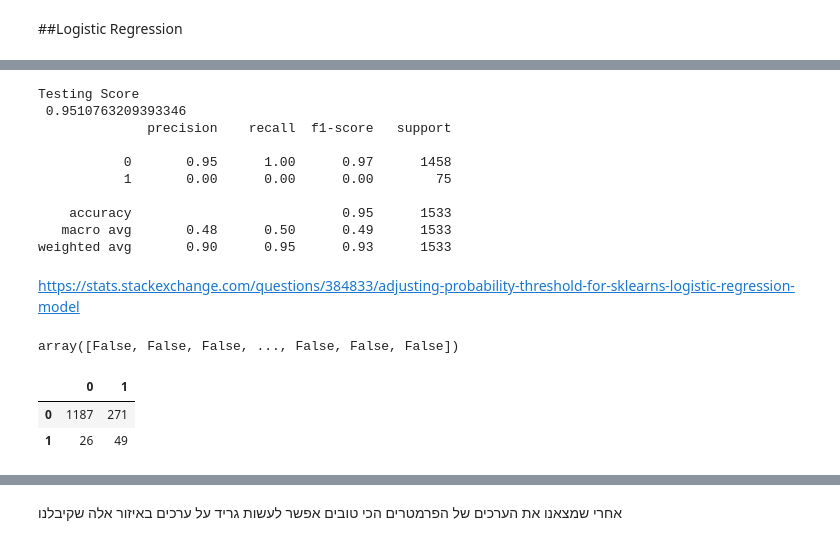
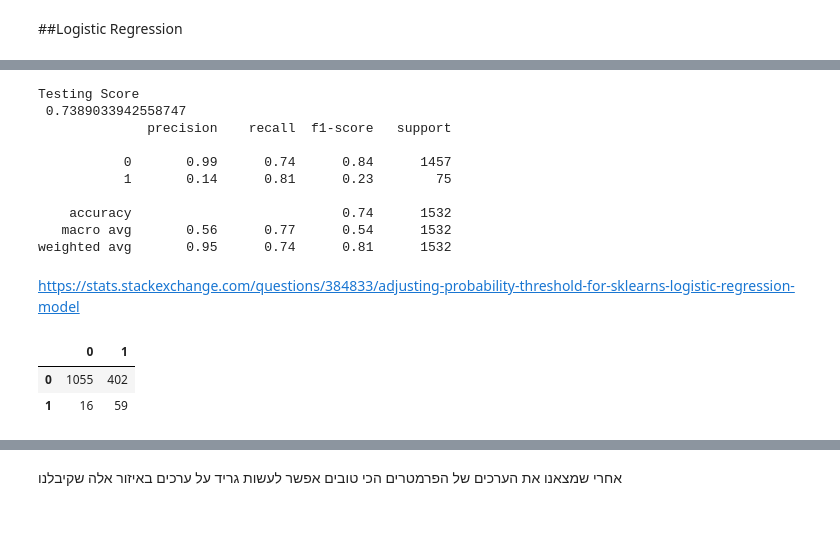
Before and after one commit to Tomer87/Naya_Classification_Project, a Jupyter notebook: Classification_Project.ipynb, the cells around one changed output, grey strips where cells are left out. Cells and saved outputs as stored; diff of their text form; code cells hidden in the pictures.

```diff
--- a/Classification_Project.ipynb
+++ b/Classification_Project.ipynb
@@ -576,0 +548,4 @@ df
+# %%
+from sklearn.ensemble import AdaBoostClassifier
+clf_adaboost = AdaBoostClassifier(base_estimator = clf_base, n_estimators = 300, learning_rate = 1e-03, random_state = 1234)
+clf_adaboost.fit(X_train, y_train)
@@ -576,0 +586,12 @@ df
+# %%
+#הגדרת 3 מסווגים
+from sklearn.tree import DecisionTreeClassifier
+clf1 = LogisticRegression(random_state = 1234, class_weight={0: 1, 1: 95},C=1e-05)
+clf2 = DecisionTreeClassifier(max_depth = 5, random_state = 1234)
+clf3 = SVC(probability = True, random_state = 1234,kernel='rbf')
+
+classifiers = [('LR', clf1), ('DT', clf2), ('SVM', clf3)]
+# %%
+from sklearn.ensemble import VotingClassifier
+clf_voting = VotingClassifier(estimators = classifiers, voting = 'soft')
+clf_voting.fit(X_train, y_train)
@@ -611,46 +675,36 @@ X_test= X_test[['age','hypertension','heart_disease','avg_glucose_level']]
 # %%
-from sklearn.linear_model import LogisticRegression
-from sklearn.metrics import accuracy_score, classification_report, confusion_matrix
-
-
-data_LR = LogisticRegression()
+data_LR = LogisticRegression( )#, class_weight={0: 1, 1: 95})
 F=data_LR.fit(X_train, y_train)
-
 
 score = data_LR.score(X_test, y_test)
 print('Testing Score \n',score)
 logistic_score = data_LR.score(X_train, y_train)
 logistic_test = data_LR.score(X_test, y_test)
 #==
-y_pred= data_LR.predict(X_test) #########predict proba
+treshold=0.5
+y_pred= data_LR.predict_proba(X_test)[:,1]>=treshold
 print(classification_report(y_test, y_pred))
 # %% [output]
 Testing Score
- 0.9510763209393346
+ 0.7389033942558747
               precision    recall  f1-score   support
 
-           0       0.95      1.00      0.97      1458
-           1       0.00      0.00      0.00        75
+           0       0.99      0.74      0.84      1457
+           1       0.14      0.81      0.23        75
 
-    accuracy                           0.95      1533
-   macro avg       0.48      0.50      0.49      1533
-weighted avg       0.90      0.95      0.93      1533
+    accuracy                           0.74      1532
+   macro avg       0.56      0.77      0.54      1532
+weighted avg       0.95      0.74      0.81      1532
 # %% [markdown]
 https://stats.stackexchange.com/questions/384833/adjusting-probability-threshold-for-sklearns-logistic-regression-model
-# %%
-treshold=0.5
-data_LR.predict_proba(X_test)[:,1]>treshold
-# %% [output]
-array([False, False, False, ..., False, False, False])
 # %%
 #Asess the Model
-from sklearn.metrics import accuracy_score, classification_report, confusion_matrix
-cm = confusion_matrix(y_true=y_test, y_pred=data_LR.predict_proba(X_test)[:,1]>treshold)
+cm = confusion_matrix(y_true=y_test, y_pred=y_pred)
 pd.DataFrame(cm, index=data_LR.classes_, columns=data_LR.classes_)
 # %% [output]
 |  | 0 | 1 |
-| 0 | 1187 | 271 |
-| 1 | 26 | 49 |
+| 0 | 1055 | 402 |
+| 1 | 16 | 59 |
 # %%
 # הפרמטרים שהמודל השתמש, שנדע בשביל גריד...
 data_LR.get_params()
```
Also changed, not shown: parts of 136 cells of this notebook.
